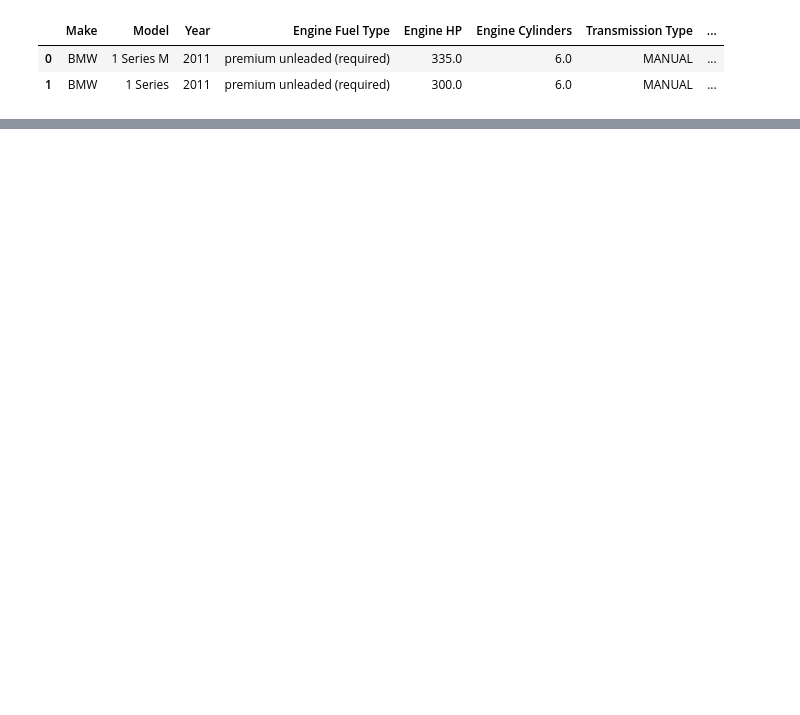
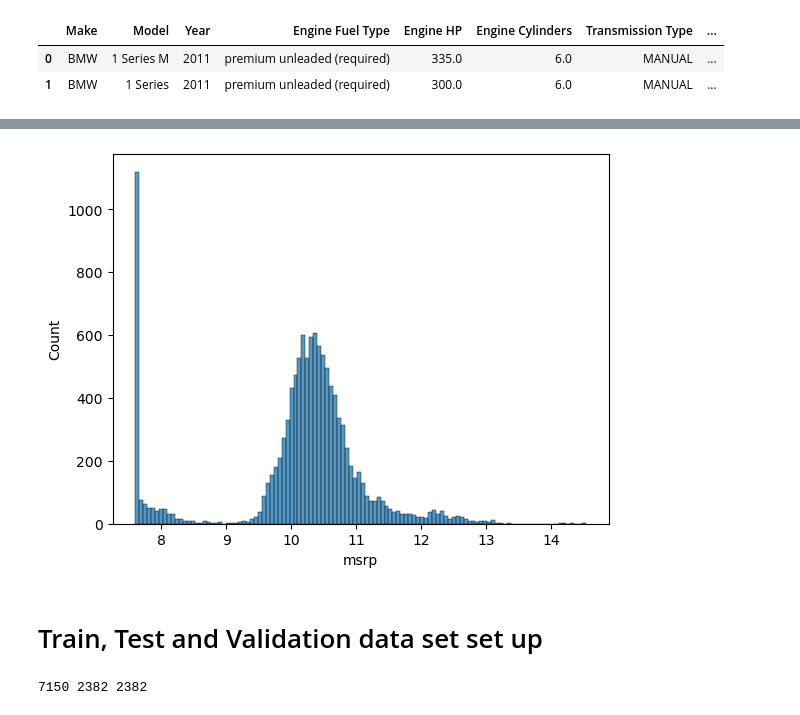
Before and after one commit to Biob-scientist/Machine-learning--regression-basics, a Jupyter notebook: linear_regression_basics.ipynb, the cells around one changed output, grey strips where cells are left out. Saved outputs shown, nothing was run; the diff lists cells and outputs as text; code cells hidden in the pictures; blank space fills up the shorter version.

```diff
--- a/linear_regression_basics.ipynb
+++ b/linear_regression_basics.ipynb
@@ -37,0 +154,20 @@ df.head(2)
+# %%
+# scale the price
+sns.histplot(np.log1p(df.msrp));
+# %% [output]
+[figure, added]
+# %% [markdown]
+# Train, Test and Validation data set set up
+# %%
+# validation framework
+n=  len(df) # total number of records
+n_val=int(n*0.2) # validation set of total
+n_test=int(n*0.2) # test set of total
+n_train=n-n_val-n_test #training set of total
+
+print(n_train,n_val,n_test)
+
+# Test if any set is out of range
+assert((n_train+n_val+n_test)==n)
+# %% [output]
+7150 2382 2382
```
Also changed, not shown: parts of 25 cells of this notebook.
